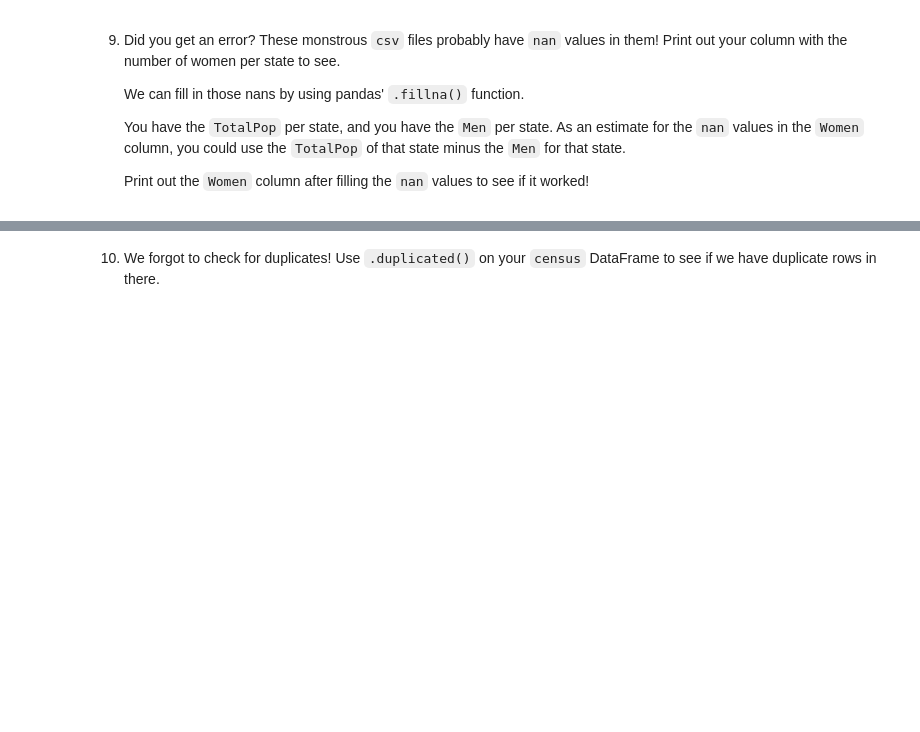
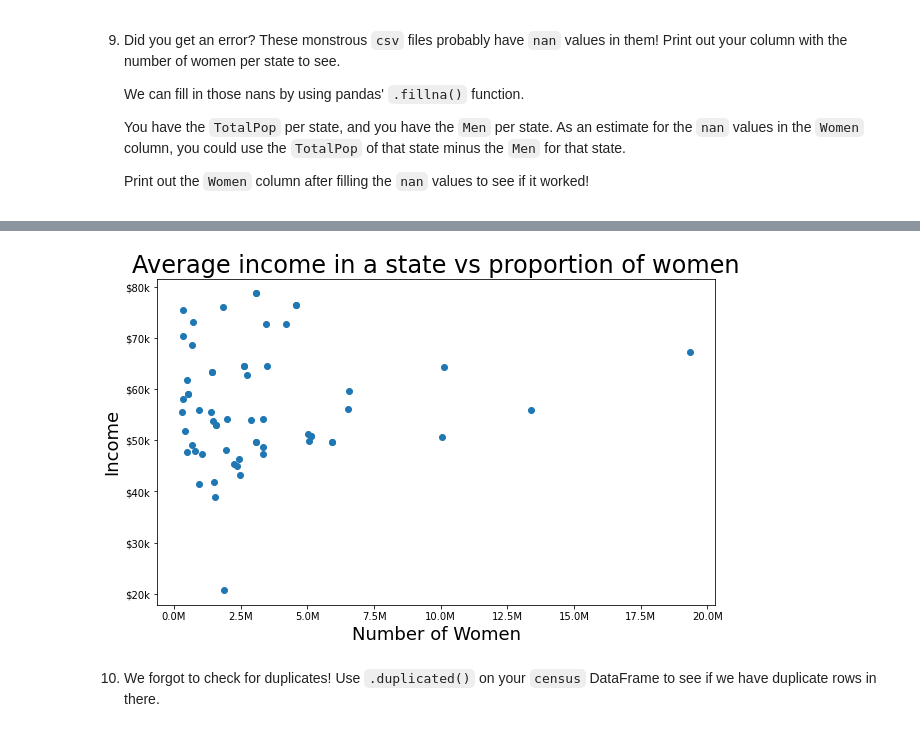
Before and after one commit to Klaynie/Learning-Python, a Jupyter notebook: Learning-Python/Codecademy/US_Census_Data/script.ipynb, the cells around one changed output, grey strips where cells are left out. Saved outputs shown, nothing was run; the diff lists cells and outputs as text; code cells hidden in the pictures; blank space fills up the shorter version.

```diff
--- a/Learning-Python/Codecademy/US_Census_Data/script.ipynb
+++ b/Learning-Python/Codecademy/US_Census_Data/script.ipynb
@@ -58,0 +160,2 @@ Your boss wants you to make some scatterplots and histograms by the end of the d
+# %%
+us_census['Women'] = us_census['Women'].fillna(us_census['TotalPop'] - us_census['Men'])
@@ -59,2 +182,13 @@ Your boss wants you to make some scatterplots and histograms by the end of the d
+# %%
+fig, ax = plt.subplots(1, 1, figsize=(10,6))
+plt.scatter(us_census['Women'], us_census['Income'])
+plt.title('Average income in a state vs proportion of women', size=24)
+plt.xlabel('Number of Women', size=18)
+plt.ylabel('Income', size=18)
+ax.yaxis.set_major_formatter(money)
+ax.xaxis.set_major_formatter(millions)
+plt.show()
+# %% [output]
+[figure, added]
 # %% [markdown]
 10. We forgot to check for duplicates! Use `.duplicated()` on your `census` DataFrame to see if we have duplicate rows in there.
```
Also changed, not shown: parts of 18 cells of this notebook.
